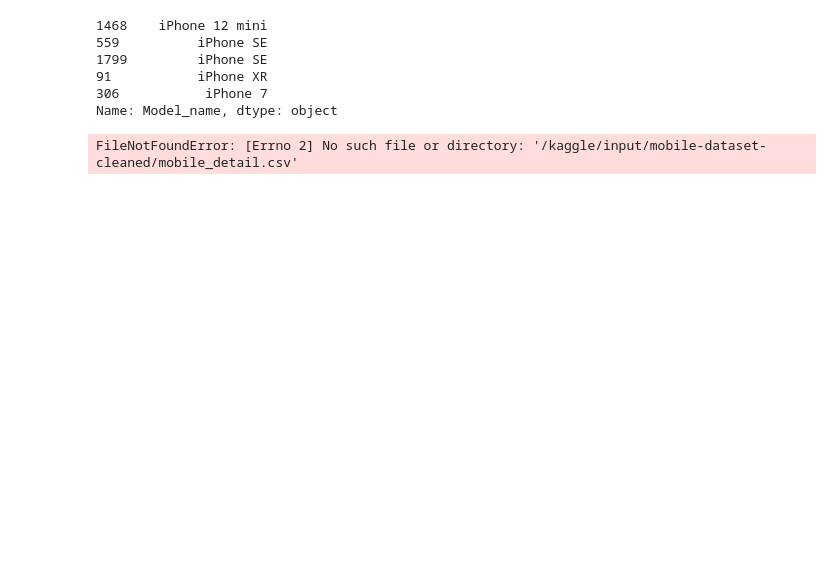
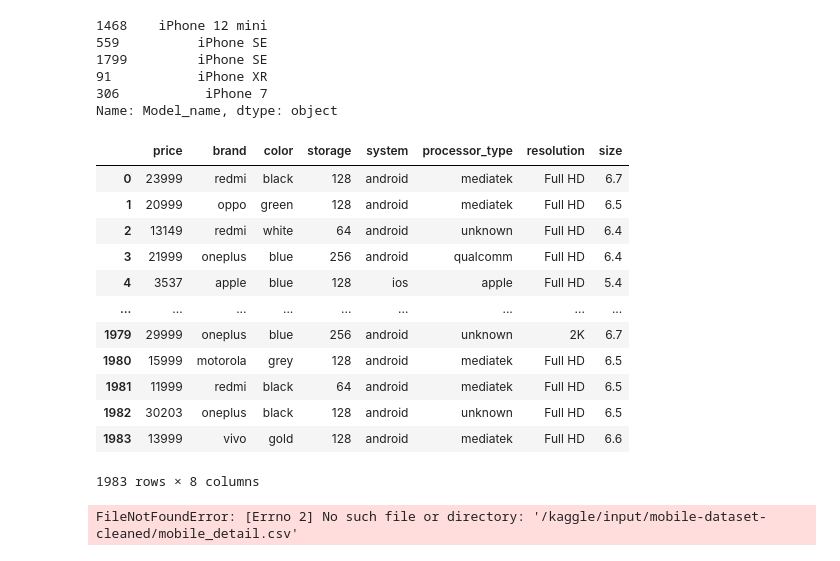
Before and after one commit to Pruthvik-Machhi/Product-guide, a Jupyter notebook: smartphone-price-prediction-recommendation.ipynb, the cells around one changed output. Cells and saved outputs as stored; diff of their text form; code cells hidden in the pictures; blank space fills up the shorter version.

```diff
--- a/smartphone-price-prediction-recommendation.ipynb
+++ b/smartphone-price-prediction-recommendation.ipynb
@@ -955,6 +1000,22 @@ print(top_matching_laptops_within_budget['Model_name'])
 91           iPhone XR
 306           iPhone 7
 Name: Model_name, dtype: object
+# %%
+rdf
+# %% [output]
+|  | price | brand | color | storage | system | processor_type | resolution | size |
+| 0 | 23999 | redmi | black | 128 | android | mediatek | Full HD | 6.7 |
+| 1 | 20999 | oppo | green | 128 | android | mediatek | Full HD | 6.5 |
+| 2 | 13149 | redmi | white | 64 | android | unknown | Full HD | 6.4 |
+| 3 | 21999 | oneplus | blue | 256 | android | qualcomm | Full HD | 6.4 |
+| 4 | 3537 | apple | blue | 128 | ios | apple | Full HD | 5.4 |
+| ... | ... | ... | ... | ... | ... | ... | ... | ... |
+| 1979 | 29999 | oneplus | blue | 256 | android | unknown | 2K | 6.7 |
+| 1980 | 15999 | motorola | grey | 128 | android | mediatek | Full HD | 6.5 |
+| 1981 | 11999 | redmi | black | 64 | android | mediatek | Full HD | 6.5 |
+| 1982 | 30203 | oneplus | black | 128 | android | unknown | Full HD | 6.5 |
+| 1983 | 13999 | vivo | gold | 128 | android | mediatek | Full HD | 6.6 |
+1983 rows × 8 columns
 # %%
 df2 = pd.read_csv('/kaggle/input/mobile-dataset-cleaned/mobile_detail.csv')
 from sklearn.feature_extraction.text import CountVectorizer
```
Also changed, not shown: parts of 9 cells of this notebook, 4 other files.
